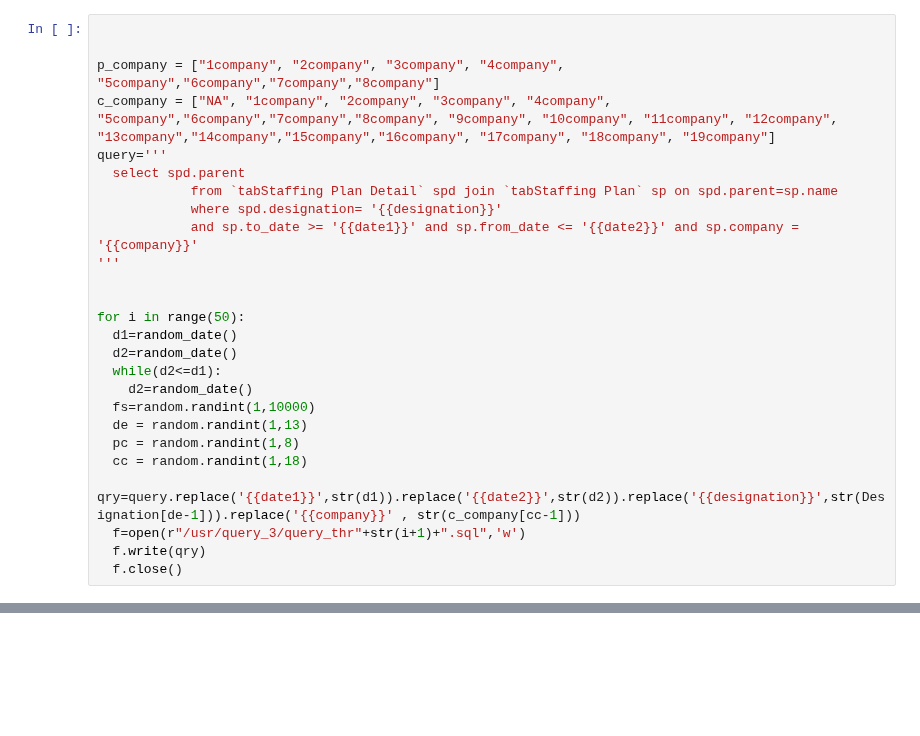
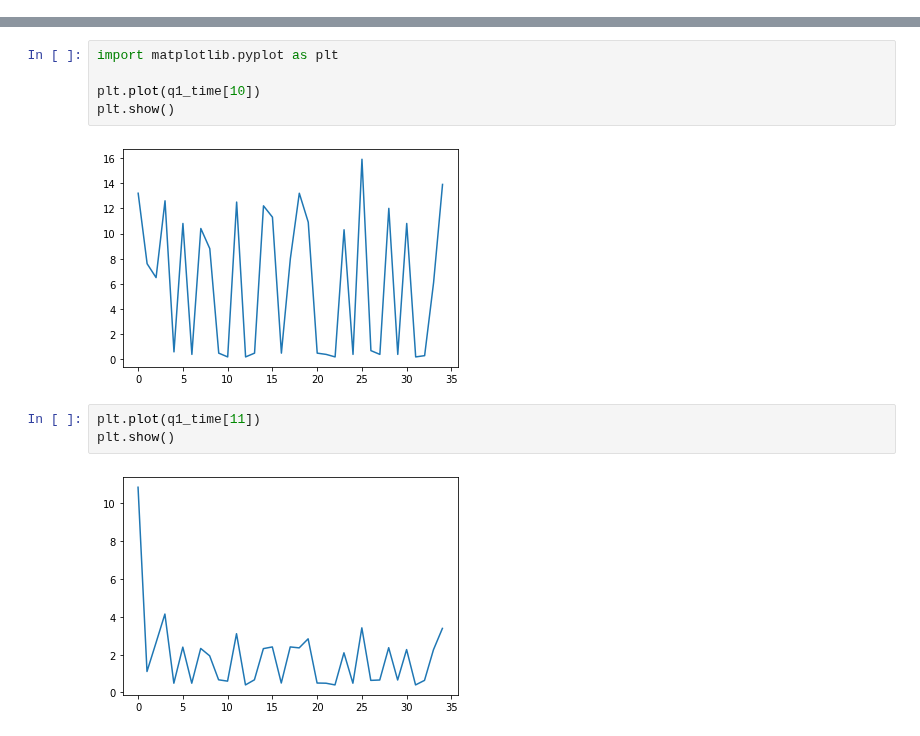
Before and after one commit to Ashokkumar2sa/DB_Op, a Jupyter notebook: query_sc.ipynb, the cells around one changed output, grey strips where cells are left out. Cells and saved outputs as stored; diff of their text form; blank space fills up the shorter version.

```diff
--- a/query_sc.ipynb
+++ b/query_sc.ipynb
@@ -76,26 +0,0 @@ for i in range(50):
-# %%
-
-
-p_company = ["1company", "2company", "3company", "4company", "5company","6company","7company","8company"]
-c_company = ["NA", "1company", "2company", "3company", "4company", "5company","6company","7company","8company", "9company", "10company", "11company", "12company", "13company","14company","15company","16company", "17company", "18company", "19company"]
-query='''
-  select spd.parent
-			from `tabStaffing Plan Detail` spd join `tabStaffing Plan` sp on spd.parent=sp.name
-			where spd.designation= '{{designation}}'
-			and sp.to_date >= '{{date1}}' and sp.from_date <= '{{date2}}' and sp.company = '{{company}}'
-'''
-
-
-for i in range(50):
-  d1=random_date()
-  d2=random_date()
-  while(d2<=d1):
-    d2=random_date()
-  fs=random.randint(1,10000)
-  de = random.randint(1,13)
-  pc = random.randint(1,8)
-  cc = random.randint(1,18)
-  qry=query.replace('{{date1}}',str(d1)).replace('{{date2}}',str(d2)).replace('{{designation}}',str(Designation[de-1])).replace('{{company}}' , str(c_company[cc-1]))
-  f=open(r"/usr/query_3/query_thr"+str(i+1)+".sql",'w')
-  f.write(qry)
-  f.close()
@@ -123,0 +62,12 @@ for i in range(50):
+# %%
+import matplotlib.pyplot as plt
+
+plt.plot(q1_time[10])
+plt.show()
+# %% [output]
+[figure, added]
+# %%
+plt.plot(q1_time[11])
+plt.show()
+# %% [output]
+[figure, added]
```
Also changed, not shown: parts of 13 cells of this notebook.
